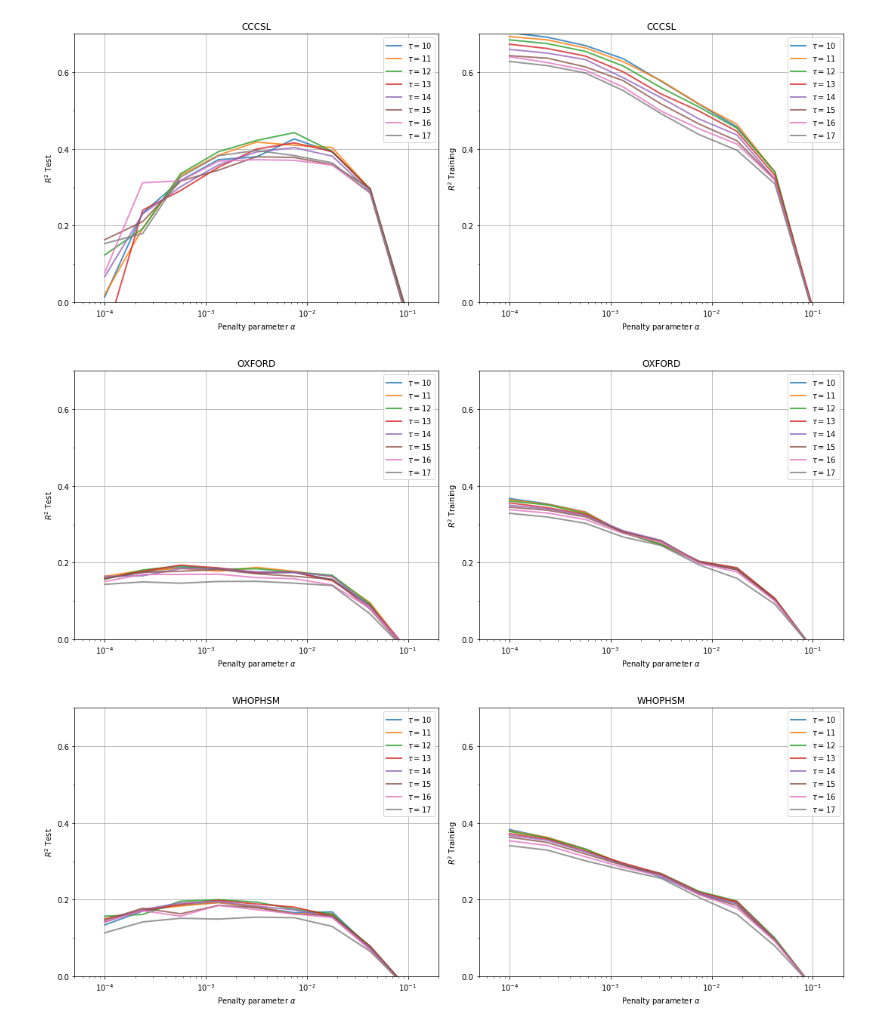
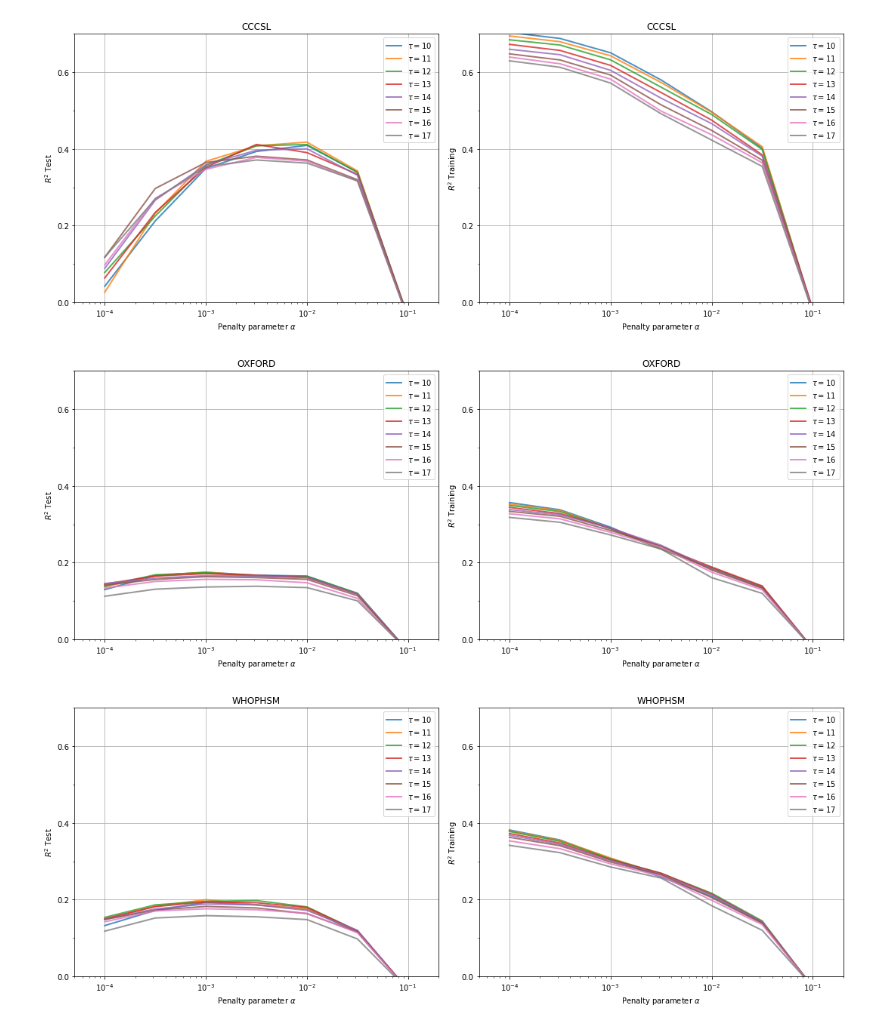
Before and after one commit to lukasgeyrhofer/corona, a Jupyter notebook: NPI measure effects.ipynb, the cells around one changed output. Saved outputs shown, nothing was run; the diff lists cells and outputs as text; code cells hidden in the pictures.

Commit message:
update with longer crossval

```diff
--- a/NPI measure effects.ipynb
+++ b/NPI measure effects.ipynb
@@ -66,20 +66,20 @@ cv_hitcovid.RunCV(shiftdaylist=shiftdaylist,alphalist = alphalist, crossvalcount
 # %%
 # rather load from external files
 
-cv_cccsl = pickle.load(open('pickle/cv_cccsl_200816.pickle','rb'))
-cv_oxford = pickle.load(open('pickle/cv_oxford_200816.pickle','rb'))
-cv_whophsm = pickle.load(open('pickle/cv_whophsm_200816.pickle','rb'))
-cv_acaps = pickle.load(open('pickle/cv_acaps_200816.pickle','rb'))
-cv_coronanet = pickle.load(open('pickle/cv_coronanet_200816.pickle','rb'))
-cv_hitcovid = pickle.load(open('pickle/cv_hitcovid_200816.pickle','rb'))
+cv_cccsl = pickle.load(open('pickle/cv_cccsl_200823.pickle','rb'))
+cv_oxford = pickle.load(open('pickle/cv_oxford_200823.pickle','rb'))
+cv_whophsm = pickle.load(open('pickle/cv_whophsm_200823.pickle','rb'))
+cv_acaps = pickle.load(open('pickle/cv_acaps_200823.pickle','rb'))
+cv_coronanet = pickle.load(open('pickle/cv_coronanet_200823.pickle','rb'))
+cv_hitcovid = pickle.load(open('pickle/cv_hitcovid_200823.pickle','rb'))
 # %%
-cv_cccsl.PlotCVresults(title = 'CCCSL', ylim = (0,.7), filename = 'lasso_crossvalidation_cccsl_200816.pdf', xlim = (1e-4/2,2e-1), ytics = .2, mytics =.1)
-cv_oxford.PlotCVresults(title = 'OXFORD', ylim=(0,.7), filename = 'lasso_crossvalidation_oxford_200816.pdf', xlim = (1e-4/2,2e-1), ytics = .2, mytics =.1)
-cv_whophsm.PlotCVresults(title = 'WHOPHSM', ylim=(0,.7), filename = 'lasso_crossvalidation_whophsm_200816.pdf', xlim = (1e-4/2,2e-1), ytics = .2, mytics =.1)
-cv_acaps.PlotCVresults(title = 'ACAPS', ylim=(0,.7), filename = 'lasso_crossvalidation_acaps_200816.pdf', xlim = (1e-4/2,2e-1), ytics = .2, mytics =.1)
-cv_coronanet.PlotCVresults(title = 'CORONANET', ylim=(0,.7), filename = 'lasso_crossvalidation_coronanet_200816.pdf', xlim = (1e-4/2,2e-1), ytics = .2, mytics =.1)
-cv_hitcovid.PlotCVresults(title = 'HITCOVID', ylim=(0,.7), filename = 'lasso_crossvalidation_hitcovid_200816.pdf', xlim = (1e-4/2,2e-1), ytics = .2, mytics =.1)
+cv_cccsl.PlotCVresults(title = 'CCCSL', ylim = (0,.7), filename = 'lasso_crossvalidation_cccsl_200823.pdf', xlim = (1e-4/2,2e-1), ytics = .2, mytics =.1)
+cv_oxford.PlotCVresults(title = 'OXFORD', ylim=(0,.7), filename = 'lasso_crossvalidation_oxford_200823.pdf', xlim = (1e-4/2,2e-1), ytics = .2, mytics =.1)
+cv_whophsm.PlotCVresults(title = 'WHOPHSM', ylim=(0,.7), filename = 'lasso_crossvalidation_whophsm_200823.pdf', xlim = (1e-4/2,2e-1), ytics = .2, mytics =.1)
+cv_acaps.PlotCVresults(title = 'ACAPS', ylim=(0,.7), filename = 'lasso_crossvalidation_acaps_200823.pdf', xlim = (1e-4/2,2e-1), ytics = .2, mytics =.1)
+cv_coronanet.PlotCVresults(title = 'CORONANET', ylim=(0,.7), filename = 'lasso_crossvalidation_coronanet_200823.pdf', xlim = (1e-4/2,2e-1), ytics = .2, mytics =.1)
+cv_hitcovid.PlotCVresults(title = 'HITCOVID', ylim=(0,.7), filename = 'lasso_crossvalidation_hitcovid_200823.pdf', xlim = (1e-4/2,2e-1), ytics = .2, mytics =.1)
 # %% [output]
-[figure, old version]
+[figure, new version]
-[figure, old version]
+[figure, new version]
-[figure, old version]
+[figure, new version]
```
Also changed, not shown: parts of 7 cells of this notebook.
